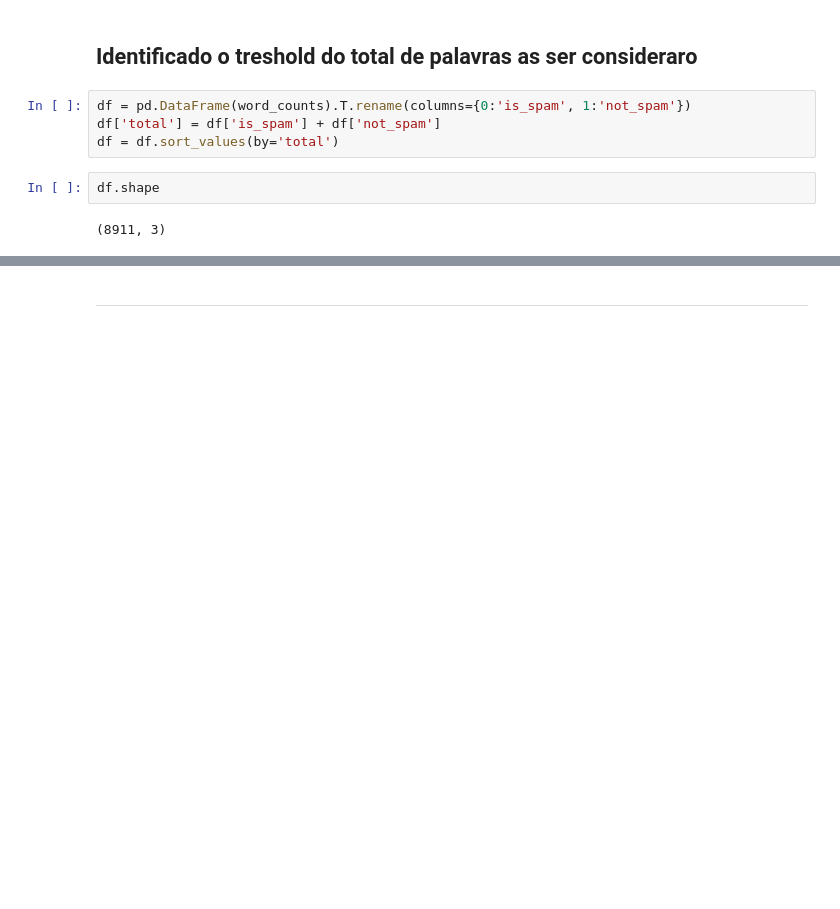
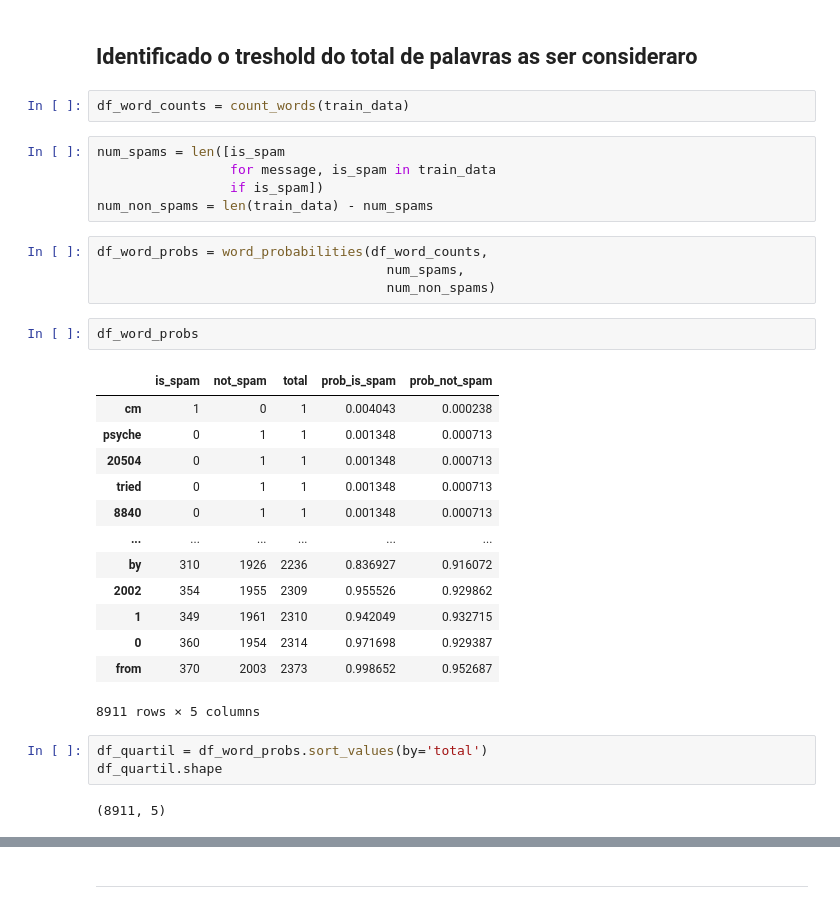
Before and after one commit to brunnokick/iaa, a Jupyter notebook: lpa1/naive_bayes_assignment-master/Experimentos.ipynb, the cells around one changed output, grey strips where cells are left out. Cells and saved outputs as stored; diff of their text form; blank space fills up the shorter version.

```diff
--- a/lpa1/naive_bayes_assignment-master/Experimentos.ipynb
+++ b/lpa1/naive_bayes_assignment-master/Experimentos.ipynb
@@ -18,11 +16,35 @@ word_counts = count_words(train_data)
 # %% [markdown]
 ## Identificado o treshold do total de palavras as ser consideraro
-# %%
-df = pd.DataFrame(word_counts).T.rename(columns={0:'is_spam', 1:'not_spam'})
-df['total'] = df['is_spam'] + df['not_spam']
-df = df.sort_values(by='total')
-# %%
-df.shape
-# %% [output]
-(8911, 3)
+# %%
+df_word_counts = count_words(train_data)
+# %%
+num_spams = len([is_spam
+                 for message, is_spam in train_data
+                 if is_spam])
+num_non_spams = len(train_data) - num_spams
+# %%
+df_word_probs = word_probabilities(df_word_counts,
+                                     num_spams,
+                                     num_non_spams)
+# %%
+df_word_probs
+# %% [output]
+|  | is_spam | not_spam | total | prob_is_spam | prob_not_spam |
+| cm | 1 | 0 | 1 | 0.004043 | 0.000238 |
+| psyche | 0 | 1 | 1 | 0.001348 | 0.000713 |
+| 20504 | 0 | 1 | 1 | 0.001348 | 0.000713 |
+| tried | 0 | 1 | 1 | 0.001348 | 0.000713 |
+| 8840 | 0 | 1 | 1 | 0.001348 | 0.000713 |
+| ... | ... | ... | ... | ... | ... |
+| by | 310 | 1926 | 2236 | 0.836927 | 0.916072 |
+| 2002 | 354 | 1955 | 2309 | 0.955526 | 0.929862 |
+| 1 | 349 | 1961 | 2310 | 0.942049 | 0.932715 |
+| 0 | 360 | 1954 | 2314 | 0.971698 | 0.929387 |
+| from | 370 | 2003 | 2373 | 0.998652 | 0.952687 |
+8911 rows × 5 columns
+# %%
+df_quartil = df_word_probs.sort_values(by='total')
+df_quartil.shape
+# %% [output]
+(8911, 5)
 # %%
```
Also changed, not shown: parts of 20 cells of this notebook, 1 other file.
